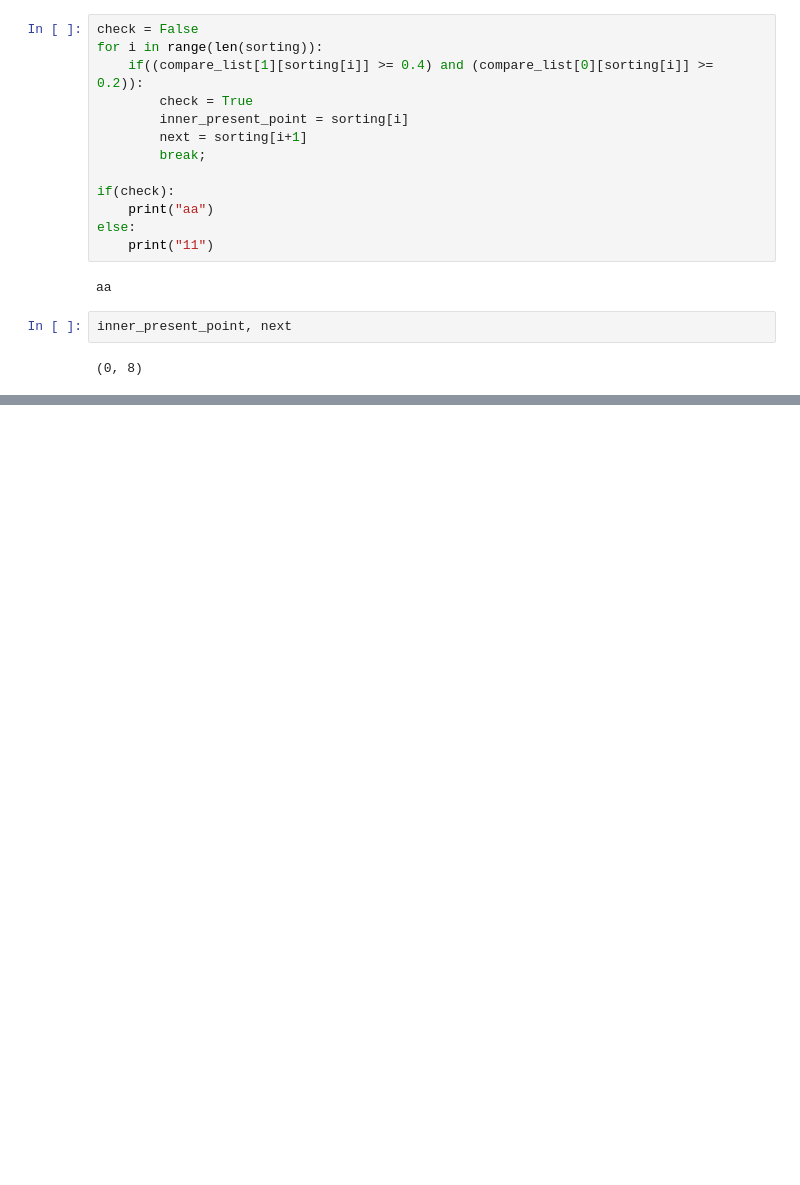
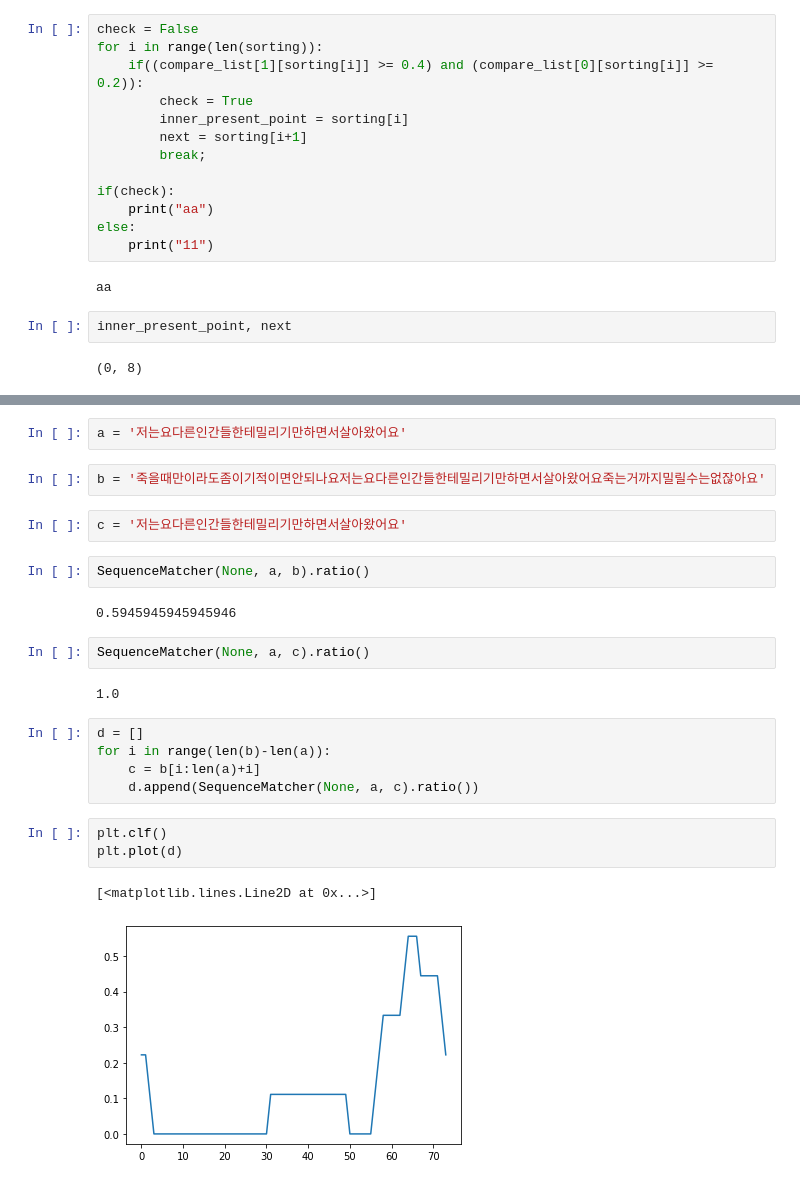
Before and after one commit to DAHYUN-HAN/Speech_to_Text, a Jupyter notebook: text_similarity.ipynb, the cells around one changed output, grey strips where cells are left out. Saved outputs shown, nothing was run; the diff lists cells and outputs as text; blank space fills up the shorter version.

```diff
--- a/text_similarity.ipynb
+++ b/text_similarity.ipynb
@@ -3004,0 +3000,25 @@ AttributeError: 'int' object has no attribute 'append'
+# %%
+a = '저는요다른인간들한테밀리기만하면서살아왔어요'
+# %%
+b = '죽을때만이라도좀이기적이면안되나요저는요다른인간들한테밀리기만하면서살아왔어요죽는거까지밀릴수는없잖아요'
+# %%
+c = '저는요다른인간들한테밀리기만하면서살아왔어요'
+# %%
+SequenceMatcher(None, a, b).ratio()
+# %% [output]
+0.5945945945945946
+# %%
+SequenceMatcher(None, a, c).ratio()
+# %% [output]
+1.0
+# %%
+d = []
+for i in range(len(b)-len(a)):
+    c = b[i:len(a)+i]
+    d.append(SequenceMatcher(None, a, c).ratio())
+# %%
+plt.clf()
+plt.plot(d)
+# %% [output]
+[<matplotlib.lines.Line2D at 0x...>]
+[figure, added]
```
Also changed, not shown: parts of 2 cells of this notebook, 7 other files.
